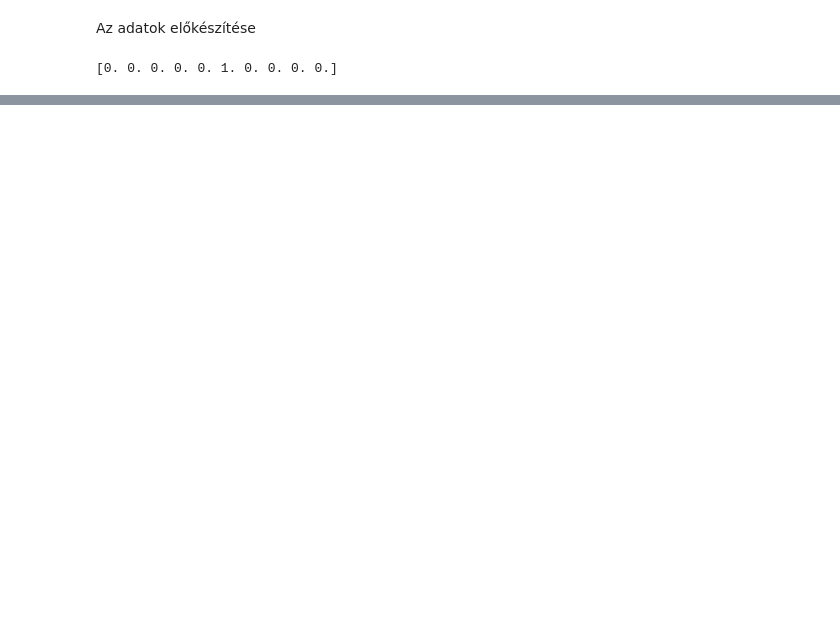
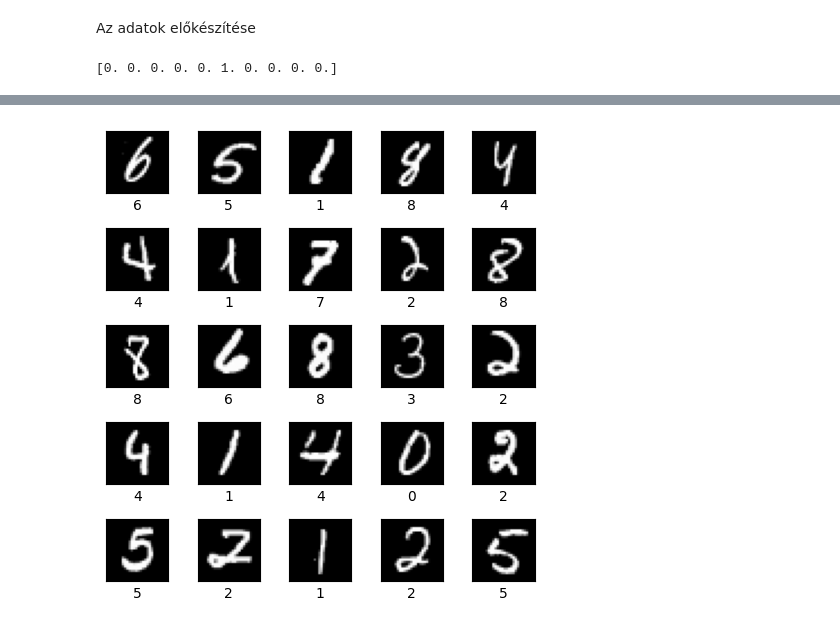
Before and after one commit to Indian1999/csutortok_17, a Jupyter notebook: Mnist_számok_felismerése_csütörtök.ipynb, the cells around one changed output, grey strips where cells are left out. Cells and saved outputs as stored; diff of their text form; code cells hidden in the pictures; blank space fills up the shorter version.

```diff
--- a/Mnist_számok_felismerése_csütörtök.ipynb
+++ b/Mnist_számok_felismerése_csütörtök.ipynb
@@ -70,0 +55,8 @@ x_test = x_test.astype("float32") / 255
+# %%
+model = Sequential()
+model.add(Dense(256, input_dim=28*28))
+model.add(Activation("relu")) # A 256 Neuron réteg a ReLU aktivációs függvényt használja
+model.add(Dense(256))
+model.add(Activation("relu"))
+model.add(Dense(10))
+model.add(Activation("softmax"))
@@ -70,0 +85,4 @@ x_test = x_test.astype("float32") / 255
+# %%
+model.compile(loss = "categorical_crossentropy", optimizer="adam", metrics = ["accuracy"])
+# %%
+model.fit(x_train, y_train, epochs = 20, batch_size = 128)
@@ -70,0 +108,14 @@ x_test = x_test.astype("float32") / 255
+# %%
+indeces = np.random.randint(0, len(x_test), size = 25)
+images = x_test[indeces]
+predictions = model.predict(images)
+plt.figure(figsize = (5,5))
+for i in range(25):
+    plt.subplot(5,5, i+1)
+    plt.imshow(images[i].reshape((28,28)), cmap="gray")
+    plt.xticks([])
+    plt.yticks([])
+    plt.xlabel(np.argmax(predictions[i]))
+    plt.tight_layout()
+plt.show()
+# %% [output]
@@ -70,0 +123 @@ x_test = x_test.astype("float32") / 255
+[figure, added]
```
Also changed, not shown: parts of 11 cells of this notebook.
